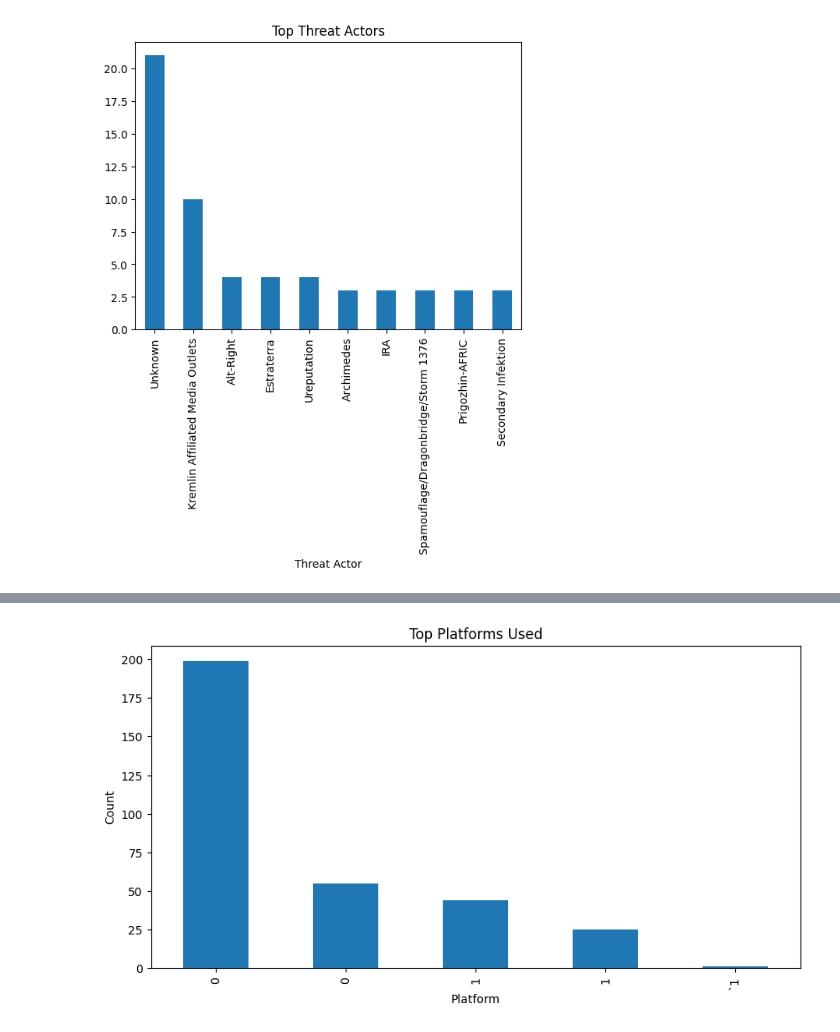
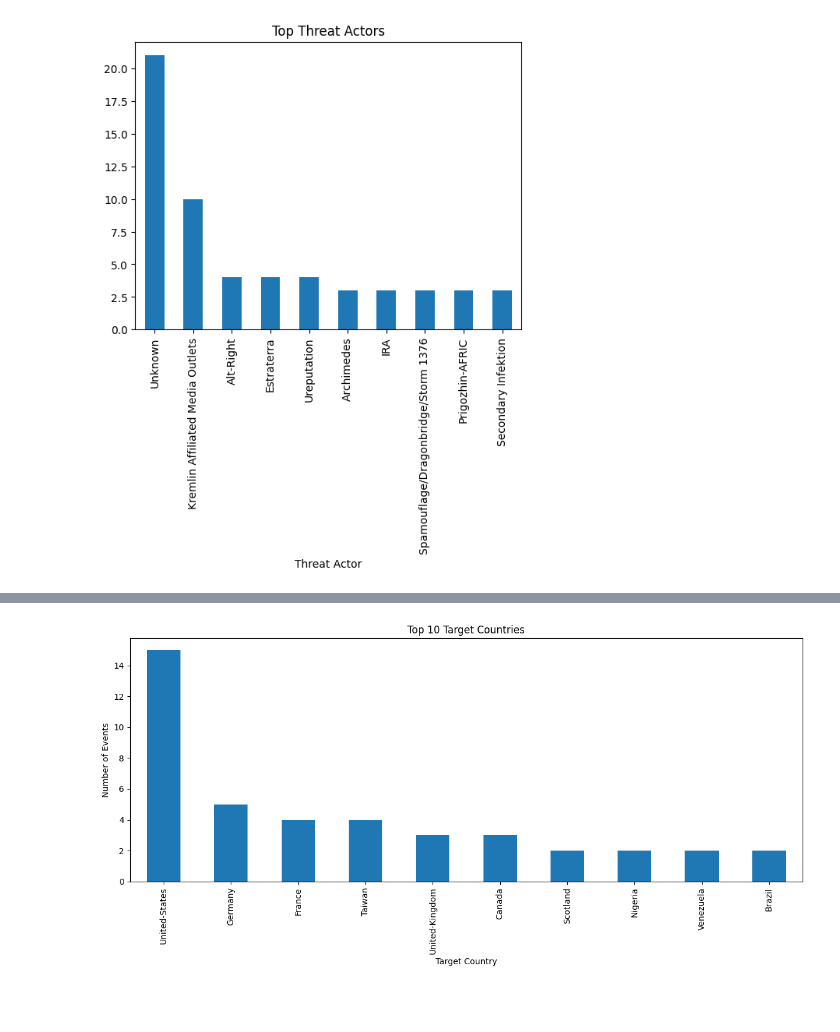
Before and after one commit to ckyria17/DSC511-Introduction, a Jupyter notebook: Task 1.ipynb, the cells around one changed output, grey strips where cells are left out. Cells and saved outputs as stored; diff of their text form; code cells hidden in the pictures; blank space fills up the shorter version.

```diff
--- a/Task 1.ipynb
+++ b/Task 1.ipynb
@@ -2,7 +2,7 @@
 <a href="https://colab.research.google.com/github/ckyria17/DSC511-Introduction/blob/main/Task%201.ipynb" target="_parent"><img src="https://colab.research.google.com/assets/colab-badge.svg" alt="Open In Colab"/></a>
 # %%
 import pandas as pd
-df=pd.read_csv("/content/sample_data/Margot FuldeHardy_FIMI_Elections_Dataset_vF_07_01.csv", header=1)
+df=pd.read_csv("/content/Margot FuldeHardy_FIMI_Elections_Dataset_vF_07_01.csv", header=1)
 # %%
 df.shape
 # %% [output]
@@ -402,0 +635,20 @@ KeyError: 'Platform'
+# %%
+threshold = 3
+
+country_counts = df['Country Clean'].value_counts()
+
+major = country_counts[country_counts >= threshold].index
+
+df['Country Grouped'] = df['Country Clean'].apply(
+    lambda x: x if x in major else 'Other Countries'
+)
+# %%
+threshold = 3
+
+country_counts = df['Country Clean'].value_counts()
+
+major = country_counts[country_counts >= threshold].index
+
+df['Country Grouped'] = df['Country Clean'].apply(
+    lambda x: x if x in major else 'Other Countries'
+)
@@ -403,17 +739,9 @@ KeyError: 'Platform'
 # %%
-platform_cols = [col for col in df.columns if 'Platform' in col]
-
-platform_counts = (
-    df[platform_cols]
-    .stack()
-    .value_counts()
-    .head(10)
-)
-
-platform_counts.plot(kind='bar', figsize=(10,5))
-plt.title("Top Platforms Used")
-plt.xlabel("Platform")
-plt.ylabel("Count")
+ax = df['Target Country'].value_counts().head(10).plot(kind='bar', figsize=(12,6))
+plt.title("Top 10 Target Countries")
+plt.xlabel("Target Country")
+plt.ylabel("Number of Events")
+plt.tight_layout()
 plt.show()
 # %% [output]
-[figure, old version]
+[figure, new version]
```
Also changed, not shown: parts of 29 cells of this notebook.
